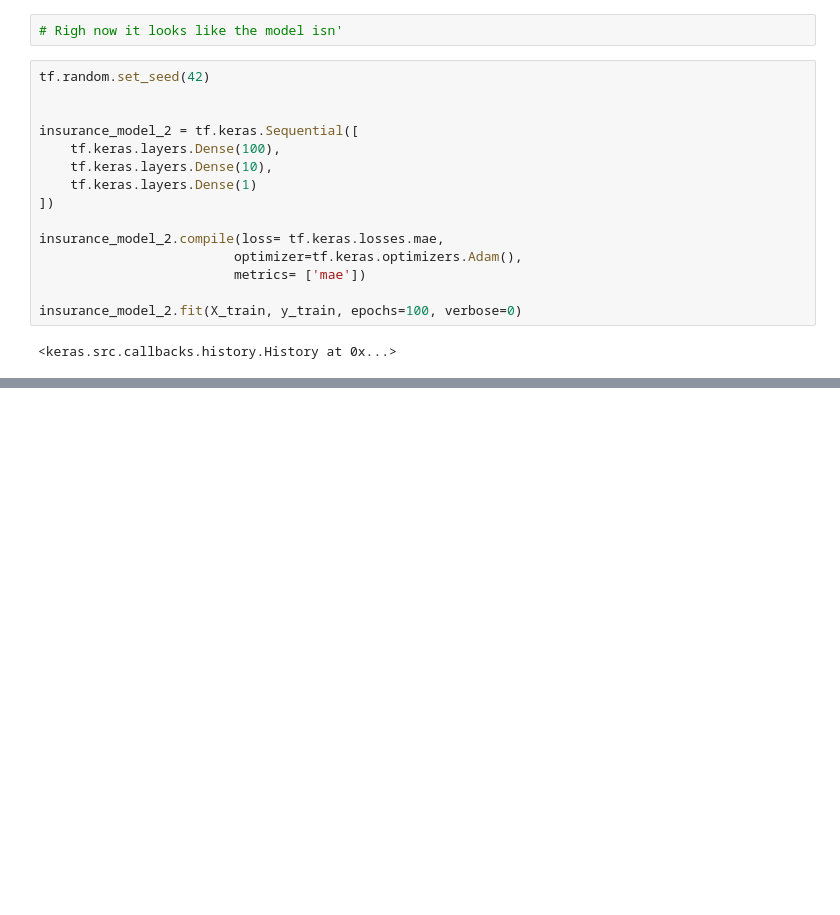
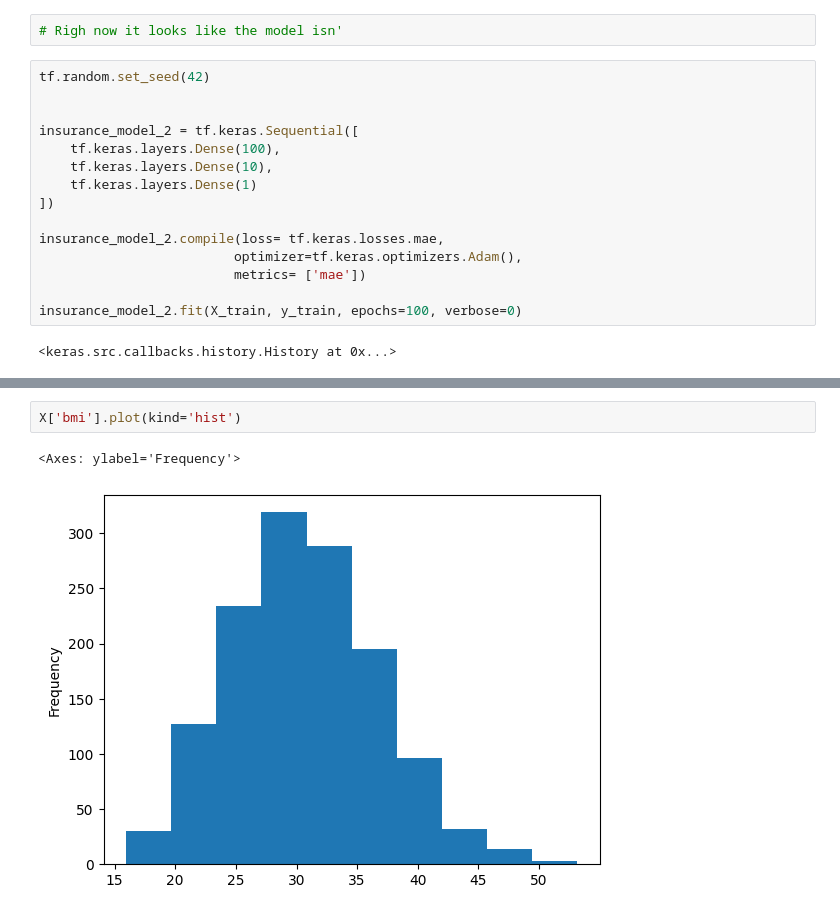
Before and after one commit to lugastyan/ML-portofolio, a Jupyter notebook: health-insurance-billing-predict-with-tensorflow.ipynb, the cells around one changed output, grey strips where cells are left out. Saved outputs shown, nothing was run; the diff lists cells and outputs as text; blank space fills up the shorter version.

```diff
--- a/health-insurance-billing-predict-with-tensorflow.ipynb
+++ b/health-insurance-billing-predict-with-tensorflow.ipynb
@@ -168,0 +192,5 @@ Text(0.5, 0, 'epochs')
+# %%
+X['bmi'].plot(kind='hist')
+# %% [output]
+<Axes: ylabel='Frequency'>
+[figure, added]
```
Also changed, not shown: parts of 20 cells of this notebook.
